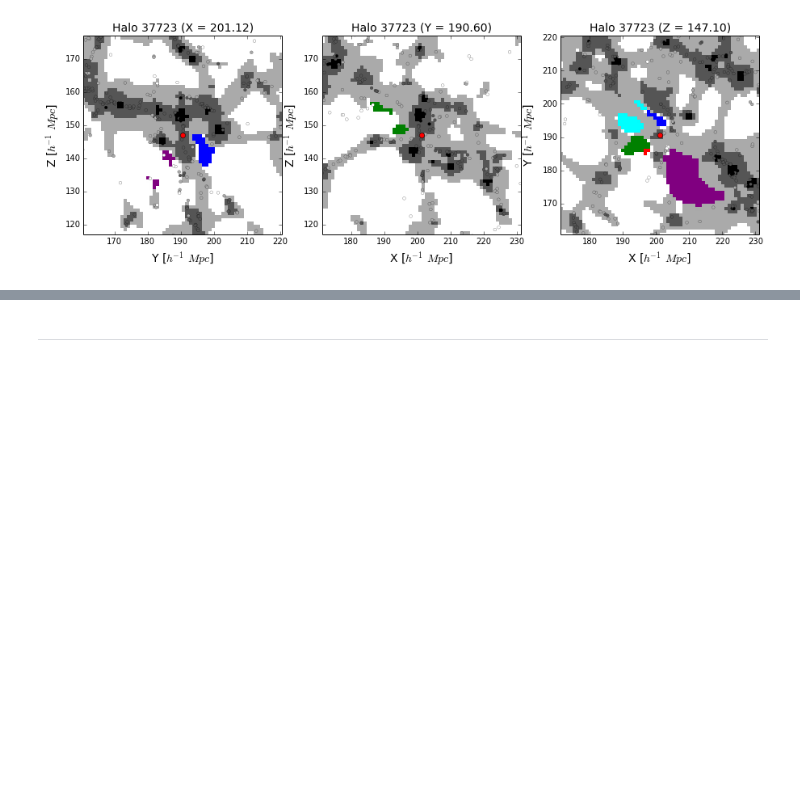
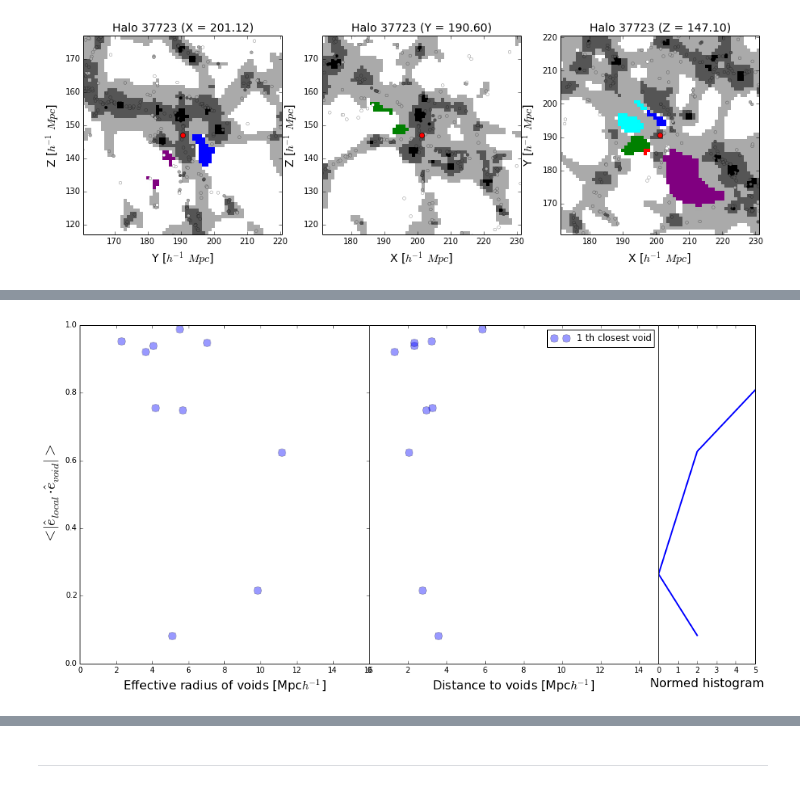
Before and after one commit to sbustamante/LGVoids, a Jupyter notebook: codes/notebook.ipynb, the cells around one changed output, grey strips where cells are left out. Saved outputs shown, nothing was run; the diff lists cells and outputs as text; code cells hidden in the pictures; blank space fills up the shorter version.

```diff
--- a/codes/notebook.ipynb
+++ b/codes/notebook.ipynb
@@ -797,0 +942,4 @@ halo_environment( halos, id_voids, halos_eigs, LG_index[9], dx=30, Nneigh=5 )
+# %%
+alignment( lg_eigvec3, 3, "lg", Nneigh=1, order="closest", ms=10 )
+# %% [output]
+[figure, added]
```
Also changed, not shown: parts of 20 cells of this notebook, 4 other files.
